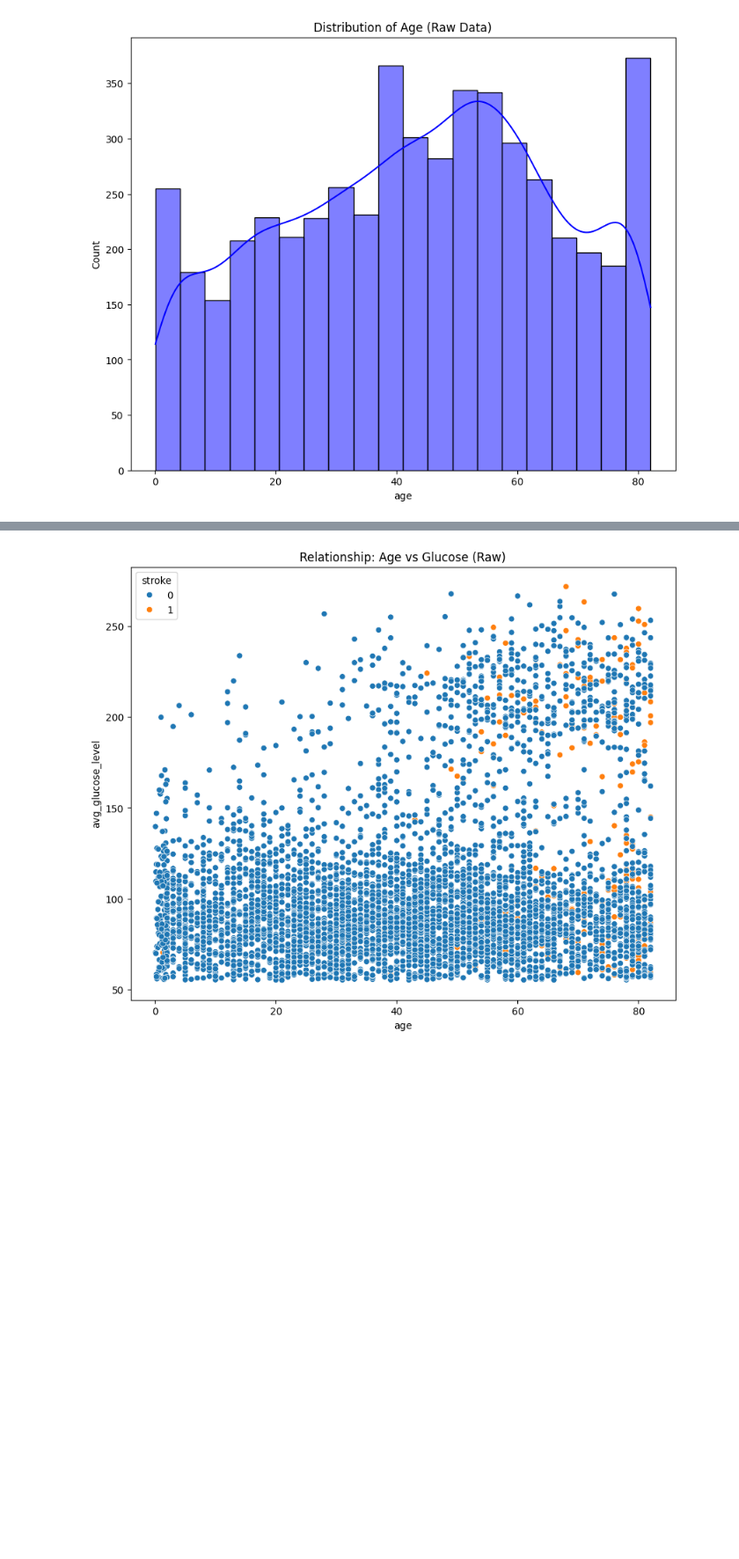
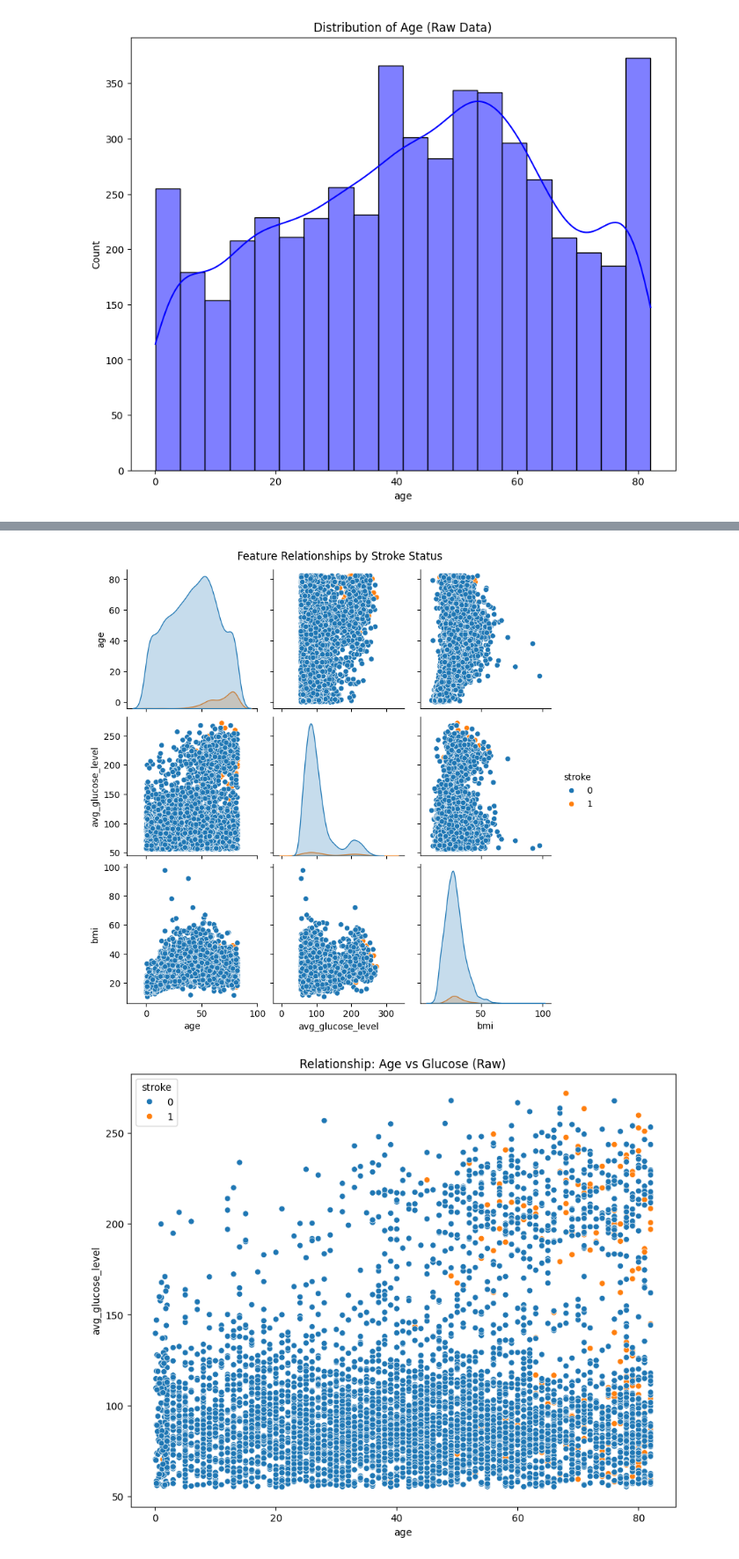
Before and after one commit to Arrah28/ML-Financial-Health-Analytics-Project, a Jupyter notebook: Supervised_Stroke_prediction.ipynb, the cells around one changed output, grey strips where cells are left out. Shown at 88% size. Saved outputs shown, nothing was run; the diff lists cells and outputs as text; code cells hidden in the pictures; blank space fills up the shorter version.

```diff
--- a/Supervised_Stroke_prediction.ipynb
+++ b/Supervised_Stroke_prediction.ipynb
@@ -100,3 +118,9 @@ plt.show()
+# %%
+sns.pairplot(stroke_df, hue='stroke', vars=['age', 'avg_glucose_level', 'bmi'])
+plt.suptitle("Feature Relationships by Stroke Status", y=1.02)
+plt.show()
+# %% [output]
+[figure, added]
 # %%
 # 3. Scatter Plot: Check for "Relationships" between features , in this case Age and Glucose.
 plt.figure(figsize=(10, 8))
```
Also changed, not shown: parts of 20 cells of this notebook.
